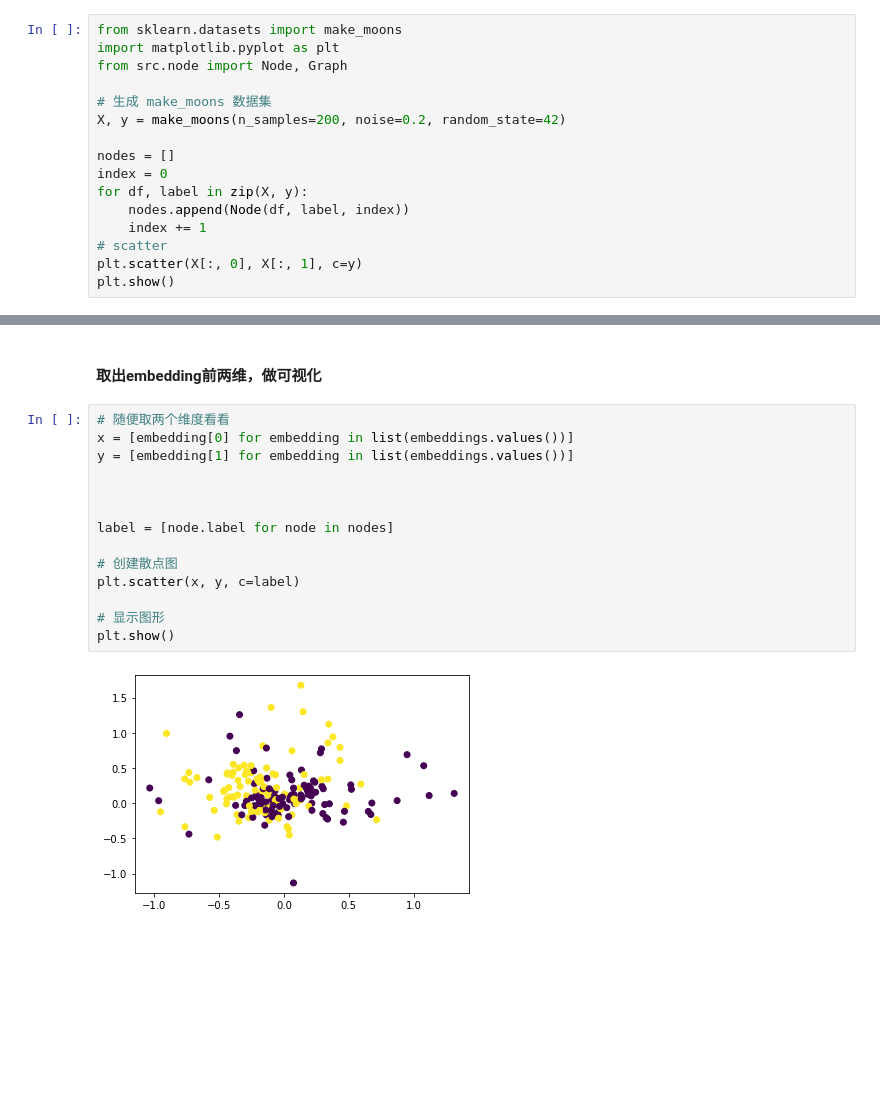
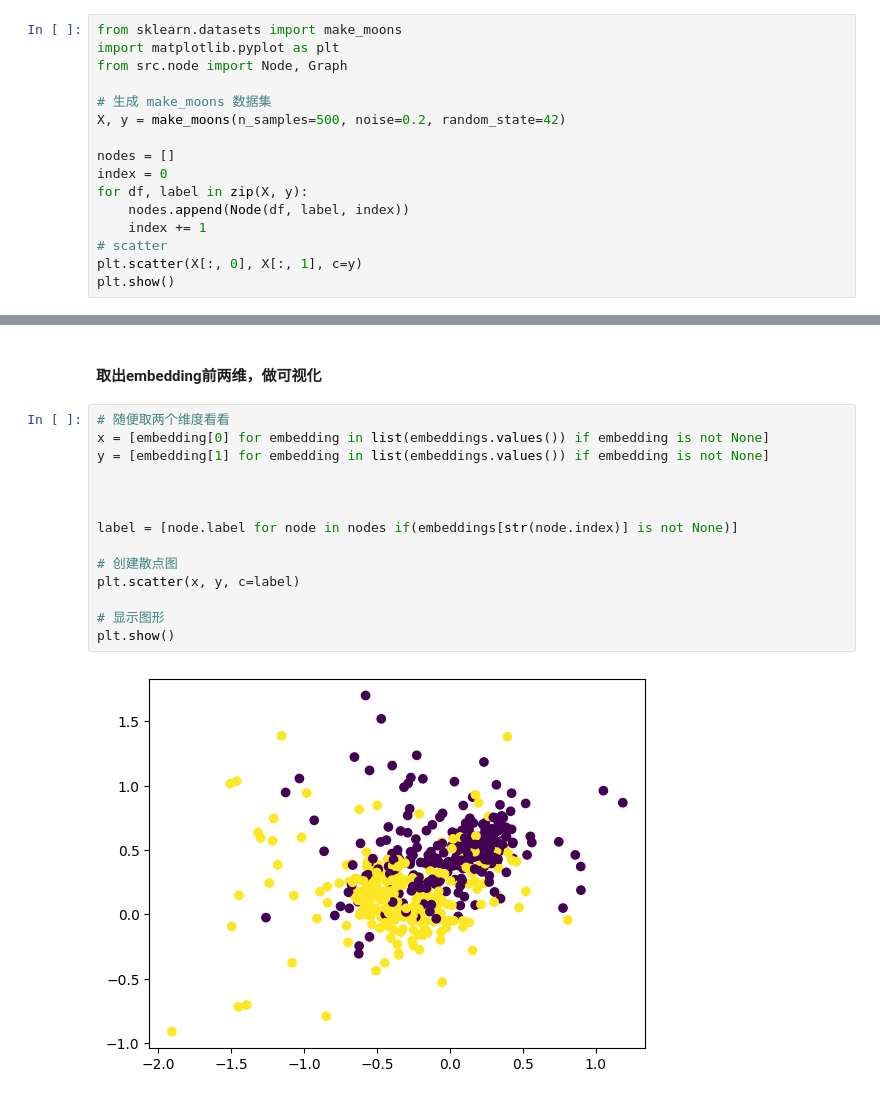
Before and after one commit to Sweet196/Network-Embedding-Algorithm, a Jupyter notebook: notebook/make_moon.ipynb, the cells around one changed output, grey strips where cells are left out. Saved outputs shown, nothing was run; the diff lists cells and outputs as text; blank space fills up the shorter version.

```diff
--- a/notebook/make_moon.ipynb
+++ b/notebook/make_moon.ipynb
@@ -11,7 +11,7 @@ import matplotlib.pyplot as plt
 from src.node import Node, Graph
 
 # 生成 make_moons 数据集
-X, y = make_moons(n_samples=200, noise=0.2, random_state=42)
+X, y = make_moons(n_samples=500, noise=0.2, random_state=42)
 
 nodes = []
 index = 0
@@ -67,17 +67,17 @@ embeddings
 #### 取出embedding前两维，做可视化
 # %%
 # 随便取两个维度看看
-x = [embedding[0] for embedding in list(embeddings.values())]
-y = [embedding[1] for embedding in list(embeddings.values())]
+x = [embedding[0] for embedding in list(embeddings.values()) if embedding is not None]
+y = [embedding[1] for embedding in list(embeddings.values()) if embedding is not None]
 
 
 
-label = [node.label for node in nodes]
+label = [node.label for node in nodes if(embeddings[str(node.index)] is not None)]
 
 # 创建散点图
 plt.scatter(x, y, c=label)
 
 # 显示图形
 plt.show()
 # %% [output]
-[figure, old version]
+[figure, new version]
```
Also changed, not shown: parts of 6 cells of this notebook, 1 other file.
